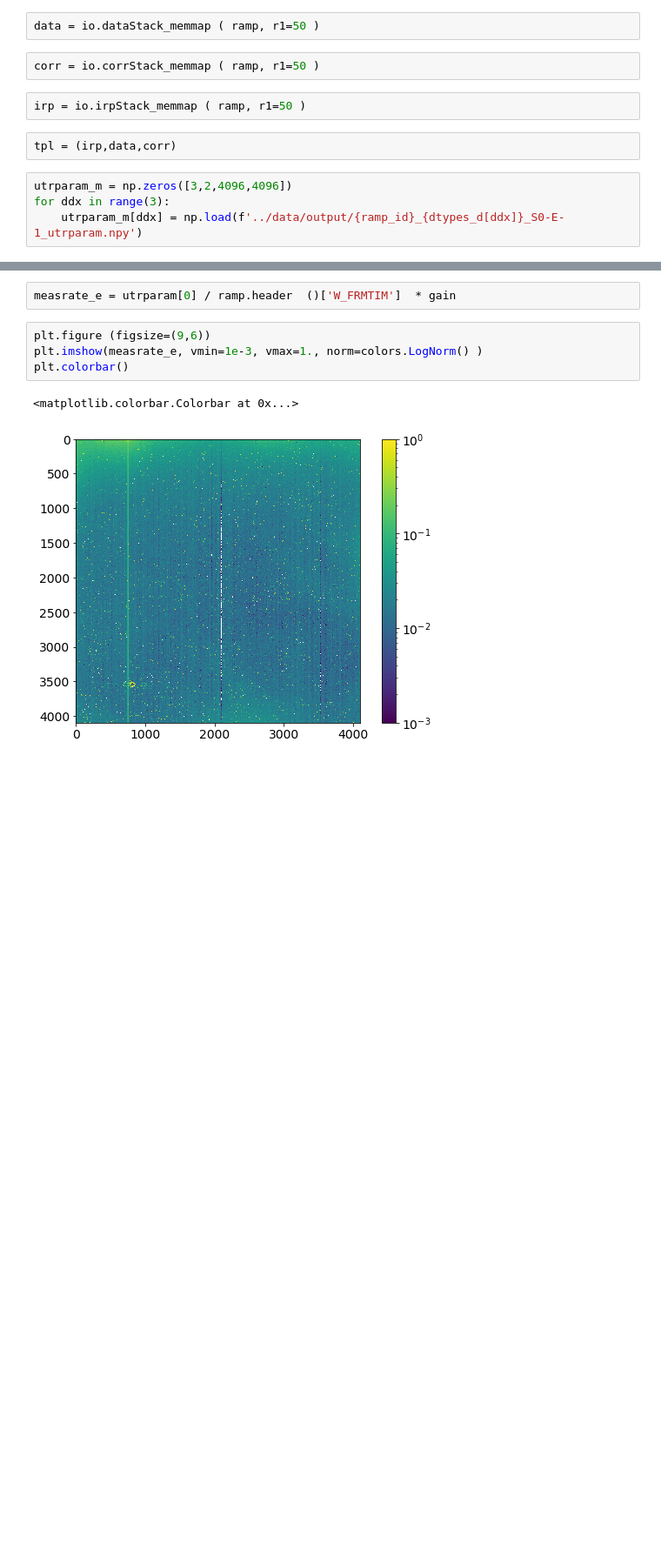
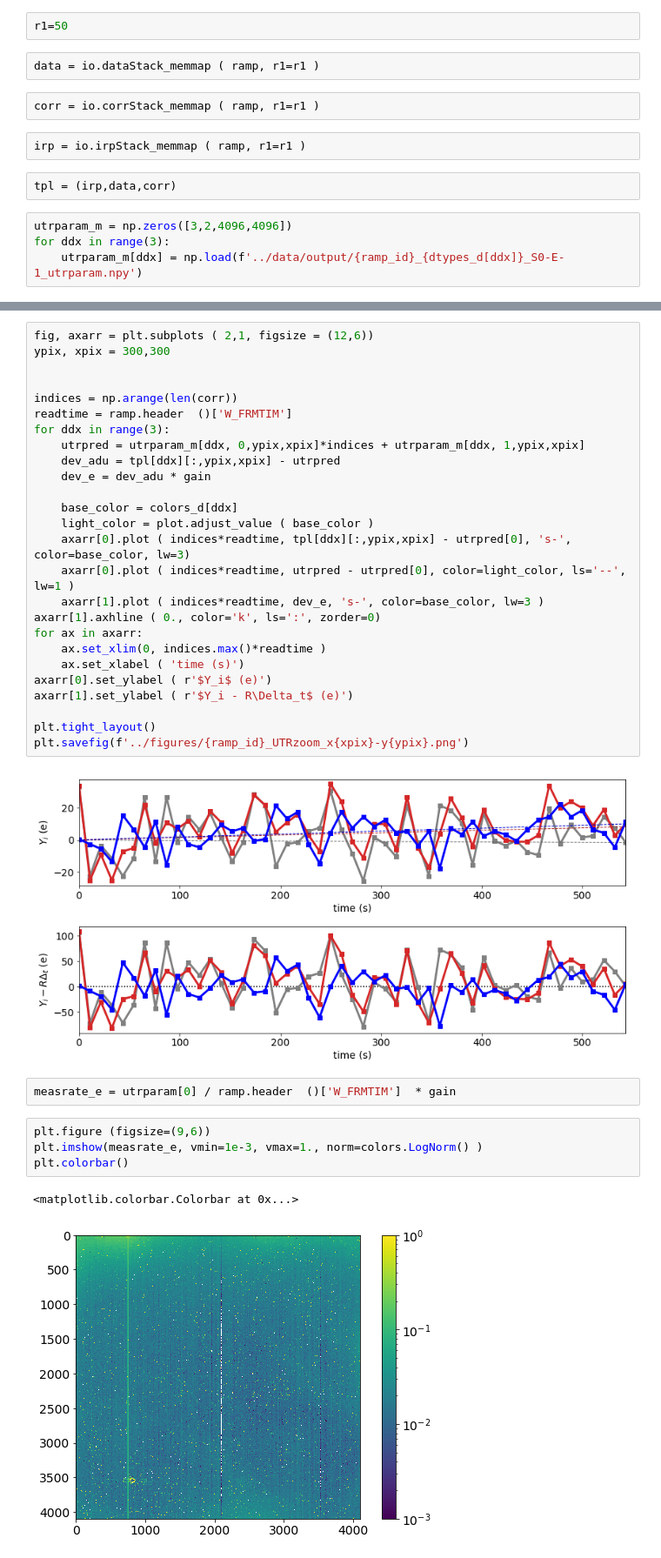
Before and after one commit to ekadofong/h4rg_analysis, a Jupyter notebook: notebooks/VarAnalysis.ipynb, the cells around one changed output, grey strips where cells are left out. Shown: that part at 87% size. Saved outputs shown, nothing was run; the diff lists cells and outputs as text; blank space fills up the shorter version.

Commit message:
add figure generation for noise characterization

```diff
--- a/notebooks/VarAnalysis.ipynb
+++ b/notebooks/VarAnalysis.ipynb
@@ -30,12 +30,14 @@ ramp_id = os.path.basename(ramp_path).split('.')[0] # 'PFJB02401023'
 ramp = hxramp.HxRamp ( ramp_path )
 # %%
 cds = ramp.cds ()
+# %%
+r1=50
 # %%
-data = io.dataStack_memmap ( ramp, r1=50 )
+data = io.dataStack_memmap ( ramp, r1=r1 )
 # %%
-corr = io.corrStack_memmap ( ramp, r1=50 )
+corr = io.corrStack_memmap ( ramp, r1=r1 )
 # %%
-irp = io.irpStack_memmap ( ramp, r1=50 )
+irp = io.irpStack_memmap ( ramp, r1=r1 )
 # %%
 tpl = (irp,data,corr)
 # %%
@@ -63,3 +75,31 @@ for ddx in range(2):
+# %%
+fig, axarr = plt.subplots ( 2,1, figsize = (12,6))
+ypix, xpix = 300,300
+
+
+indices = np.arange(len(corr))
+readtime = ramp.header  ()['W_FRMTIM']
+for ddx in range(3):
+    utrpred = utrparam_m[ddx, 0,ypix,xpix]*indices + utrparam_m[ddx, 1,ypix,xpix]
+    dev_adu = tpl[ddx][:,ypix,xpix] - utrpred
+    dev_e = dev_adu * gain
+
+    base_color = colors_d[ddx]
+    light_color = plot.adjust_value ( base_color )
+    axarr[0].plot ( indices*readtime, tpl[ddx][:,ypix,xpix] - utrpred[0], 's-', color=base_color, lw=3)
+    axarr[0].plot ( indices*readtime, utrpred - utrpred[0], color=light_color, ls='--', lw=1 )
+    axarr[1].plot ( indices*readtime, dev_e, 's-', color=base_color, lw=3 )
+axarr[1].axhline ( 0., color='k', ls=':', zorder=0)
+for ax in axarr:
+    ax.set_xlim(0, indices.max()*readtime )
+    ax.set_xlabel ( 'time (s)')
+axarr[0].set_ylabel ( r'$Y_i$ (e)')
+axarr[1].set_ylabel ( r'$Y_i - R\Delta_t$ (e)')
+
+plt.tight_layout()
+plt.savefig(f'../figures/{ramp_id}_UTRzoom_x{xpix}-y{ypix}.png')
+# %% [output]
+[figure, added]
 # %%
 measrate_e = utrparam[0] / ramp.header  ()['W_FRMTIM']  * gain
 # %%
```
Also changed, not shown: parts of 3 cells of this notebook, 2 other files.
